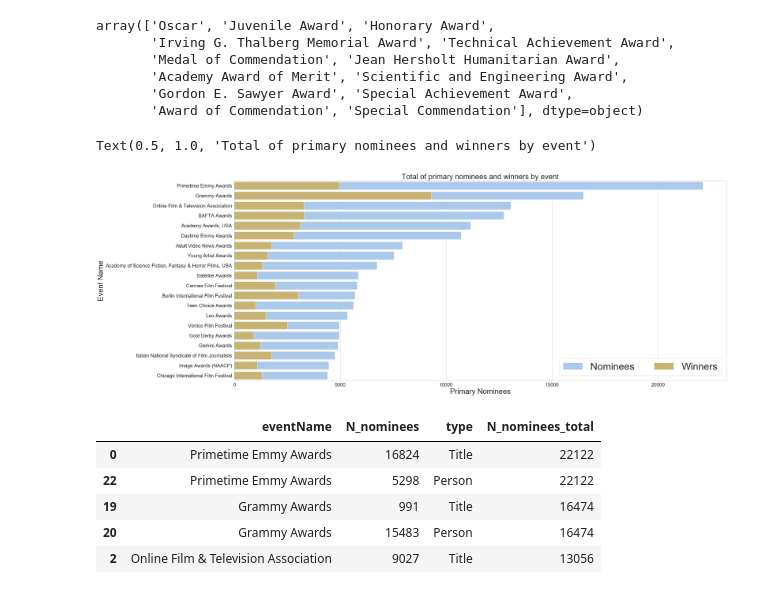
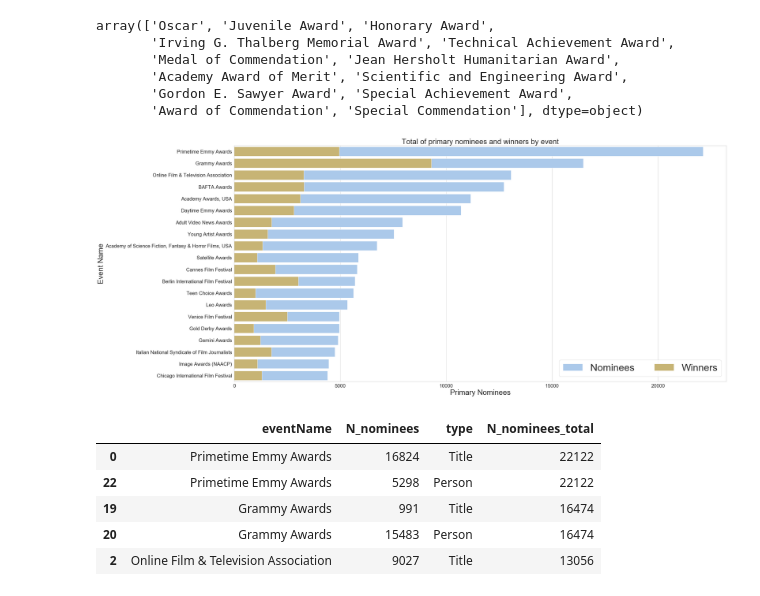
Before and after one commit to YBouquet/com-480-project-lesbigleux, a Jupyter notebook: Preprocess/Data_Analysis_M1.ipynb, the cells around one changed output. Saved outputs shown, nothing was run; the diff lists cells and outputs as text; code cells hidden in the pictures.

Commit message:
Add awards analysis

```diff
--- a/Preprocess/Data_Analysis_M1.ipynb
+++ b/Preprocess/Data_Analysis_M1.ipynb
@@ -109,27 +113,30 @@ age_df = couple_df[['eventName', 'age']].drop_duplicates()
 final_age_events = age_df.sort_values(by = ['age'], ascending = False).set_index('eventName')
 top_events = top_events.merge(age_df, left_on ='eventName', right_on='eventName')
 list_top_events = top_events.eventName.values
-top_awards_full = awards[awards.eventName.apply(lambda x: x in list_top_events)]winners_vc = awards[awards.isWinner].eventName.value_counts()
+top_events_full = awards[awards.eventName.apply(lambda x: x in list_top_events)]
+winners_vc = awards[awards.isWinner].eventName.value_counts()
 top_events['N_winners'] = top_events.eventName.apply(lambda x : winners_vc[x])
 # %%
 import seaborn as sns
 
 sns.set(style="whitegrid")
 f, ax = plt.subplots(figsize=(36, 15))
 
 sns.set_color_codes("pastel")
 
 sns.barplot(x= top_events.N_nominees, y= top_events.eventName,
             label="Nominees", color="b")
 sns.set_color_codes("muted")
 sns.barplot(x = top_events.N_winners, y = top_events.eventName,
             label="Winners", color="y")
 ax.legend(ncol=2, loc="lower right", frameon=True, fontsize = 40)
 ax.set_ylabel(ylabel="Event Name", fontsize = 30)
 ax.set_xlabel(xlabel="Primary Nominees", fontsize = 30)
 ax.tick_params(labelsize=20)
 ax.set_title('Total of primary nominees and winners by event', fontsize = 30)
+plt.tight_layout()
+
+plt.savefig('./figures/total_primary_by_event.jpeg')
 # %% [output]
-Text(0.5, 1.0, 'Total of primary nominees and winners by event')
-[figure, old version]
+[figure, new version]
 # %%
```
Also changed, not shown: parts of 27 cells of this notebook.
